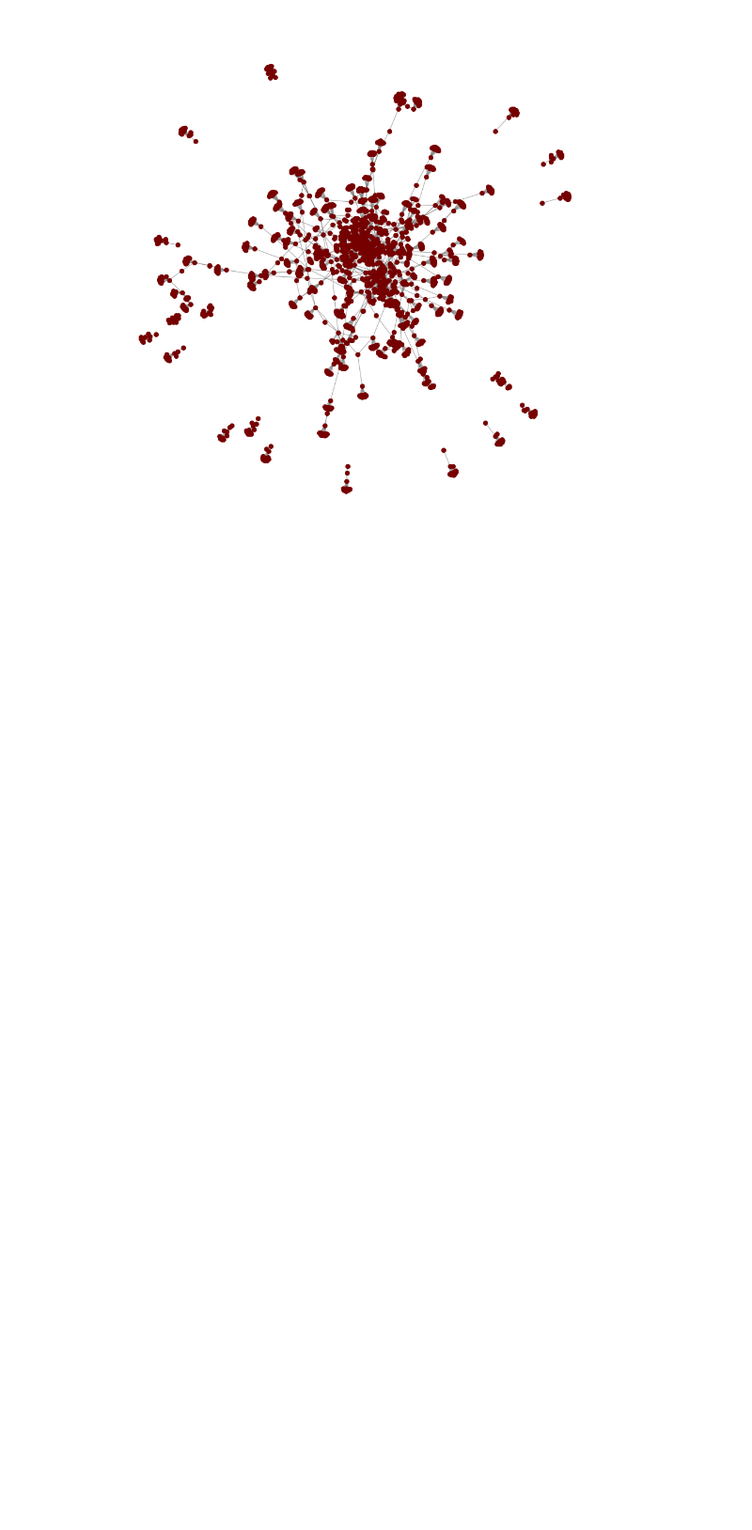
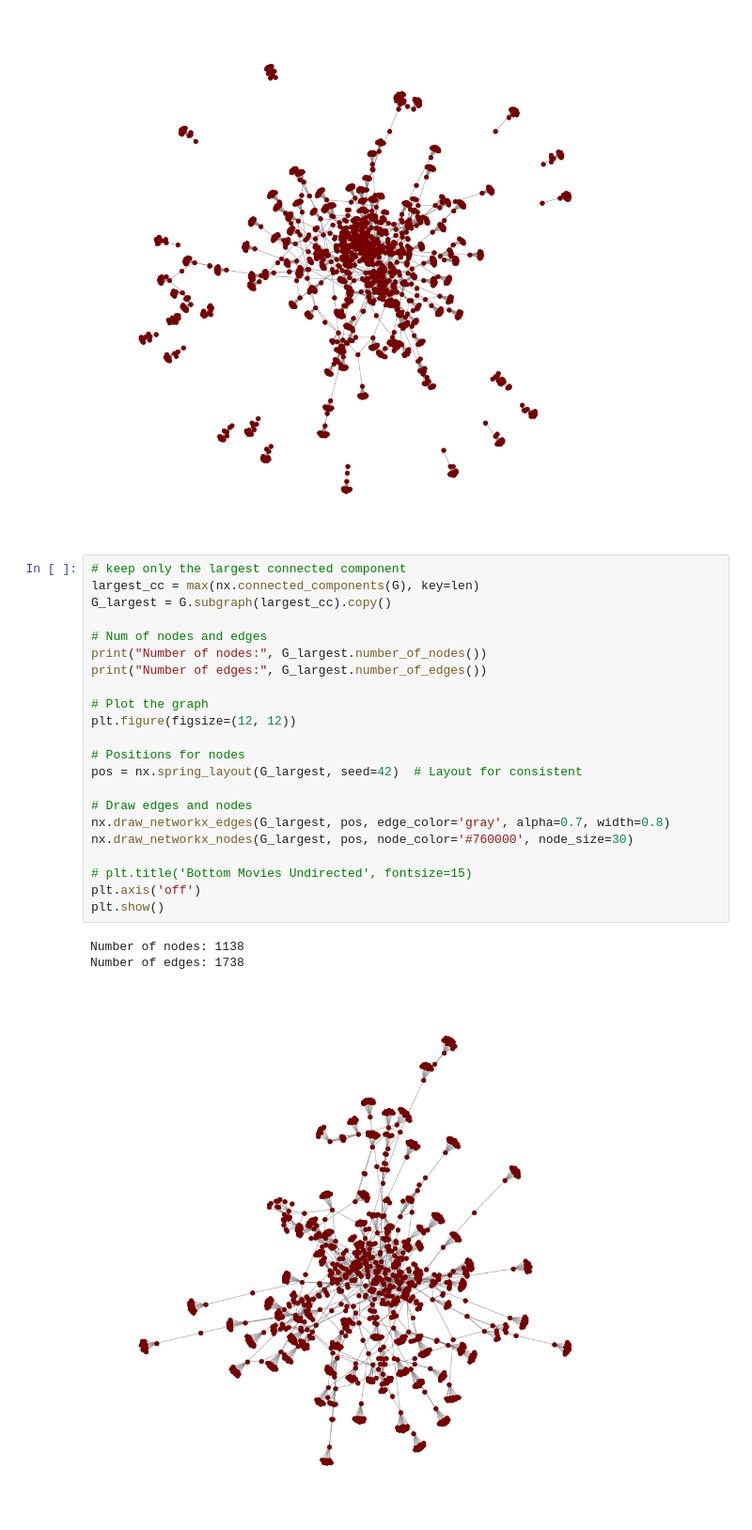
Before and after one commit to nereaSuacab/socialGraphs_fall24, a Jupyter notebook: FinalProject/dictionary_creation.ipynb, the cells around one changed output. Shown at 94% size. Cells and saved outputs as stored; diff of their text form; blank space fills up the shorter version.

```diff
--- a/FinalProject/dictionary_creation.ipynb
+++ b/FinalProject/dictionary_creation.ipynb
@@ -158,3 +74,29 @@ plt.axis('off')
 plt.show()
 # %% [output]
 [figure]
+# %%
+# keep only the largest connected component
+largest_cc = max(nx.connected_components(G), key=len)
+G_largest = G.subgraph(largest_cc).copy()
+
+# Num of nodes and edges
+print("Number of nodes:", G_largest.number_of_nodes())
+print("Number of edges:", G_largest.number_of_edges())
+
+# Plot the graph
+plt.figure(figsize=(12, 12))
+
+# Positions for nodes
+pos = nx.spring_layout(G_largest, seed=42)  # Layout for consistent
+
+# Draw edges and nodes
+nx.draw_networkx_edges(G_largest, pos, edge_color='gray', alpha=0.7, width=0.8)
+nx.draw_networkx_nodes(G_largest, pos, node_color='#760000', node_size=30)
+
+# plt.title('Bottom Movies Undirected', fontsize=15)
+plt.axis('off')
+plt.show()
+# %% [output]
+Number of nodes: 1138
+Number of edges: 1738
+[figure, added]
```
Also changed, not shown: parts of 16 cells of this notebook, 5 other files.
